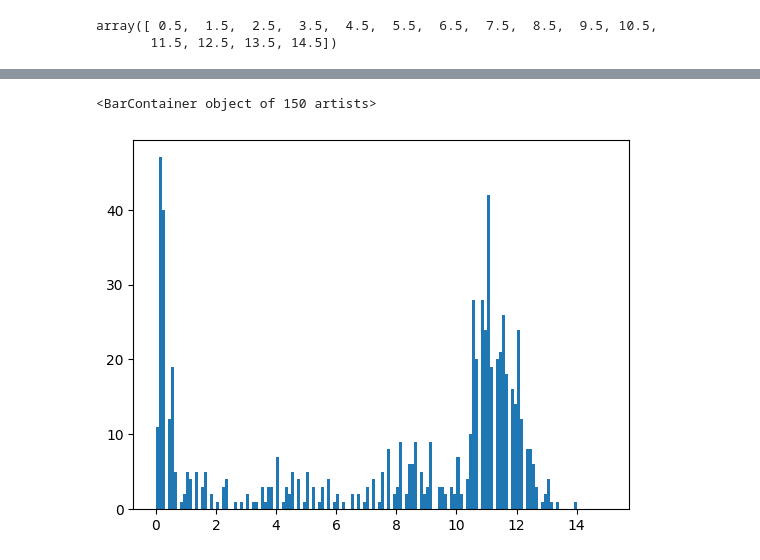
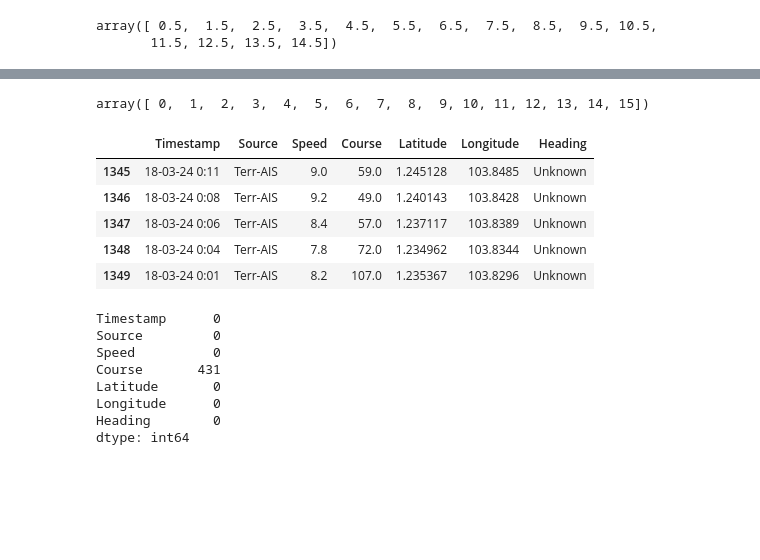
Before and after one commit to rlkc/vesselopprofile, a Jupyter notebook: Passenger_Vessel_Operation_Profile.ipynb, the cells around one changed output, grey strips where cells are left out. Saved outputs shown, nothing was run; the diff lists cells and outputs as text; code cells hidden in the pictures; blank space fills up the shorter version.

```diff
--- a/Passenger_Vessel_Operation_Profile.ipynb
+++ b/Passenger_Vessel_Operation_Profile.ipynb
@@ -65,5 +65,4 @@ array([ 0. ,  0.1,  0.2,  0.3,  0.4,  0.5,  0.6,  0.7,  0.8,  0.9,  1. ,
-# %%
-plt.bar(speed_midpts, counts, width = bin_width)
-# %% [output]
-<BarContainer object of 150 artists>
-[figure, removed]
+# %%
+passenger_bins
+# %% [output]
+array([ 0,  1,  2,  3,  4,  5,  6,  7,  8,  9, 10, 11, 12, 13, 14, 15])
@@ -69,0 +72,20 @@ plt.bar(speed_midpts, counts, width = bin_width)
+# %%
+cargo_df.tail()
+# %% [output]
+|  | Timestamp | Source | Speed | Course | Latitude | Longitude | Heading |
+| 1345 | 18-03-24 0:11 | Terr-AIS | 9.0 | 59.0 | 1.245128 | 103.8485 | Unknown |
+| 1346 | 18-03-24 0:08 | Terr-AIS | 9.2 | 49.0 | 1.240143 | 103.8428 | Unknown |
+| 1347 | 18-03-24 0:06 | Terr-AIS | 8.4 | 57.0 | 1.237117 | 103.8389 | Unknown |
+| 1348 | 18-03-24 0:04 | Terr-AIS | 7.8 | 72.0 | 1.234962 | 103.8344 | Unknown |
+| 1349 | 18-03-24 0:01 | Terr-AIS | 8.2 | 107.0 | 1.235367 | 103.8296 | Unknown |
+# %%
+cargo_df.isnull().sum()
+# %% [output]
+Timestamp      0
+Source         0
+Speed          0
+Course       431
+Latitude       0
+Longitude      0
+Heading        0
+dtype: int64
```
Also changed, not shown: parts of 22 cells of this notebook.
